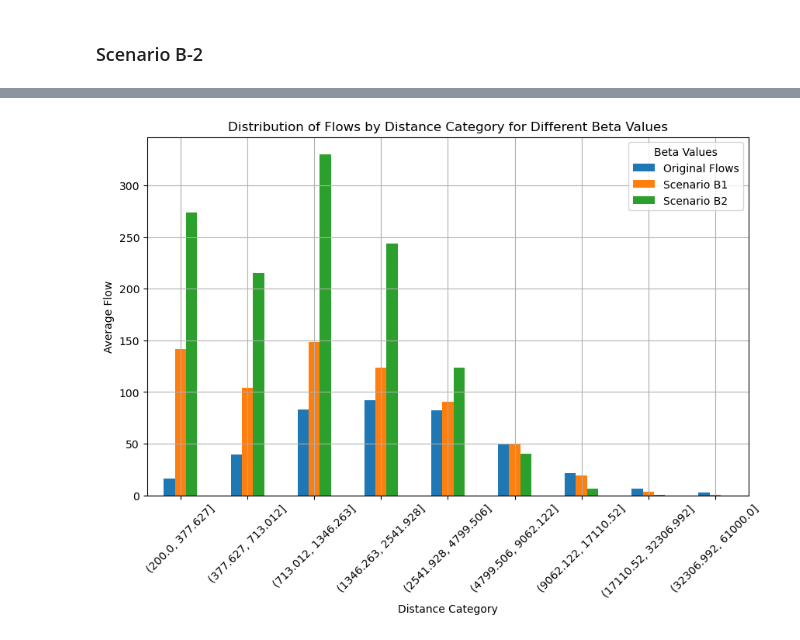
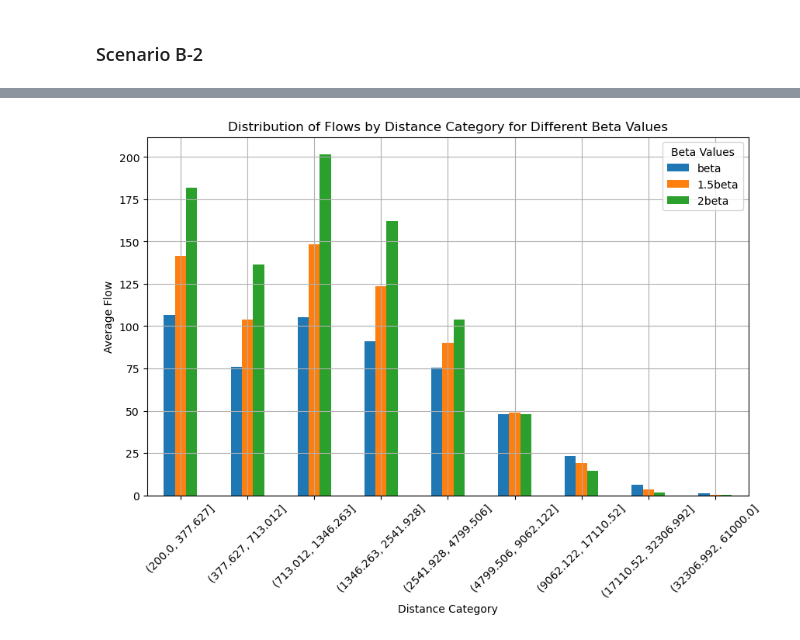
Before and after one commit to yilanbu/Urban_Simulation, a Jupyter notebook: Part2-IV. Scenarios.ipynb, the cells around one changed output, grey strips where cells are left out. Saved outputs shown, nothing was run; the diff lists cells and outputs as text; code cells hidden in the pictures.

```diff
--- a/Part2-IV. Scenarios.ipynb
+++ b/Part2-IV. Scenarios.ipynb
@@ -556,11 +543,0 @@ proportion_B1
-# %%
-# If we directly adjust cost parameters without adjusting Ai
-London_OD["scenarioB1"] = np.exp(London_OD["alpha_i2"]+gamma2*London_OD["log_jobs"]
-                                 - betaB_1*London_OD["distance"])
-# Round the estimates
-London_OD["scenarioB1"] = round(London_OD["scenarioB1"],0)
-
-# Create a pivot tabel
-London_flowsB1 = London_OD.pivot_table(values ="scenarioB1", index="station_origin", columns = "station_destination",
-                            aggfunc=np.sum, margins=True)
-London_flowsB1
@@ -583,7 +545,7 @@ London_flowsB1
 ### Scenario B-2
 # %%
 # Assign the new value to beta to change the 'cost'
-betaB_2 = 3*beta2
+betaB_2 = 2*beta2
 # Calculate some new wj^alpha and d_ij^beta values
 distance_betaB_2 = np.exp(London_OD["distance"]*-betaB_2)
 # Calcualte the first stage of the Ai value
@@ -692,11 +647,0 @@ plt.show()
-# %%
-# If we directly adjust cost parameters without adjusting Ai
-London_OD["scenarioB2"] = np.exp(London_OD["alpha_i2"]+gamma2*London_OD["log_jobs"]
-                                 - betaB_2*London_OD["distance"])
-# Round the estimates
-London_OD["scenarioB2"] = round(London_OD["scenarioB2"],0)
-
-# Create a pivot tabel
-London_flowsB2 = London_OD.pivot_table(values ="scenarioB2", index="station_origin", columns = "station_destination",
-                            aggfunc=np.sum, margins=True)
-London_flowsB2
@@ -718,21 +660,19 @@ London_flowsB2
 # %%
-# Control Ai unchanged
-
 # Set spacing
 bins = np.logspace(np.log10(200), np.log10(61000), num=10)
 London_OD['distance_category'] = pd.cut(London_OD['distance'], bins)
 
 # Then aggregate the data by distance classification and calculate the average flow rate for each interval
-grouped = London_OD.groupby('distance_category').agg({'flows':'mean', 'predict_B_1':'mean', 'predict_B_2':'mean'})
+grouped = London_OD.groupby('distance_category').agg({'prodsimest2':'mean', 'predict_B_1':'mean', 'predict_B_2':'mean'})
 
 # Draw a bar chart to compare the flow distribution under different values
 grouped.plot(kind='bar', figsize=(10, 6))
 plt.title('Distribution of Flows by Distance Category for Different Beta Values')
 plt.xlabel('Distance Category')
 plt.ylabel('Average Flow')
-plt.legend(['Original Flows', 'Scenario B1', 'Scenario B2'], title='Beta Values')
+plt.legend(['beta', '1.5beta', '2beta'], title='Beta Values')
 plt.xticks(rotation=45)
 plt.grid(True)
 plt.show()
 # %% [output]
-[figure, old version]
+[figure, new version]
```
Also changed, not shown: parts of 17 cells of this notebook.
